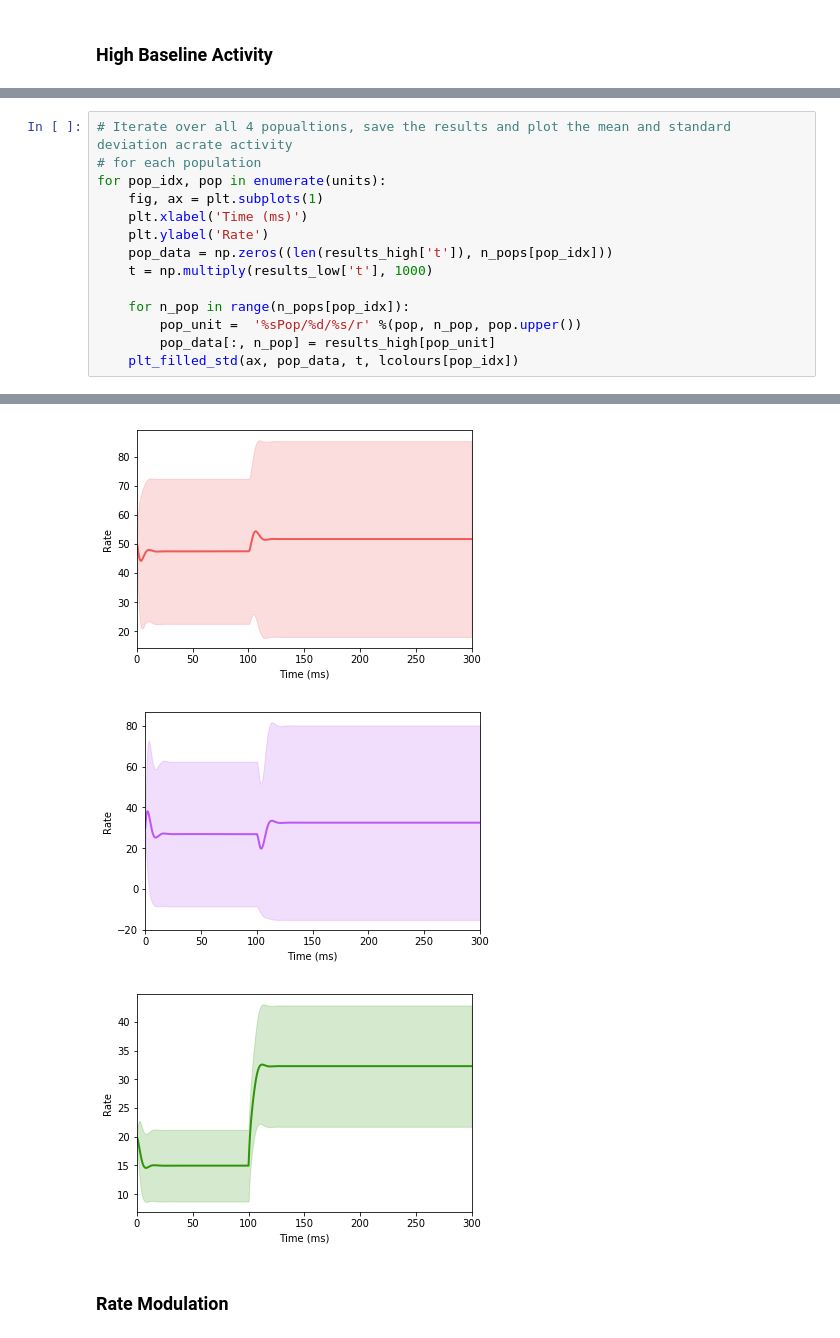
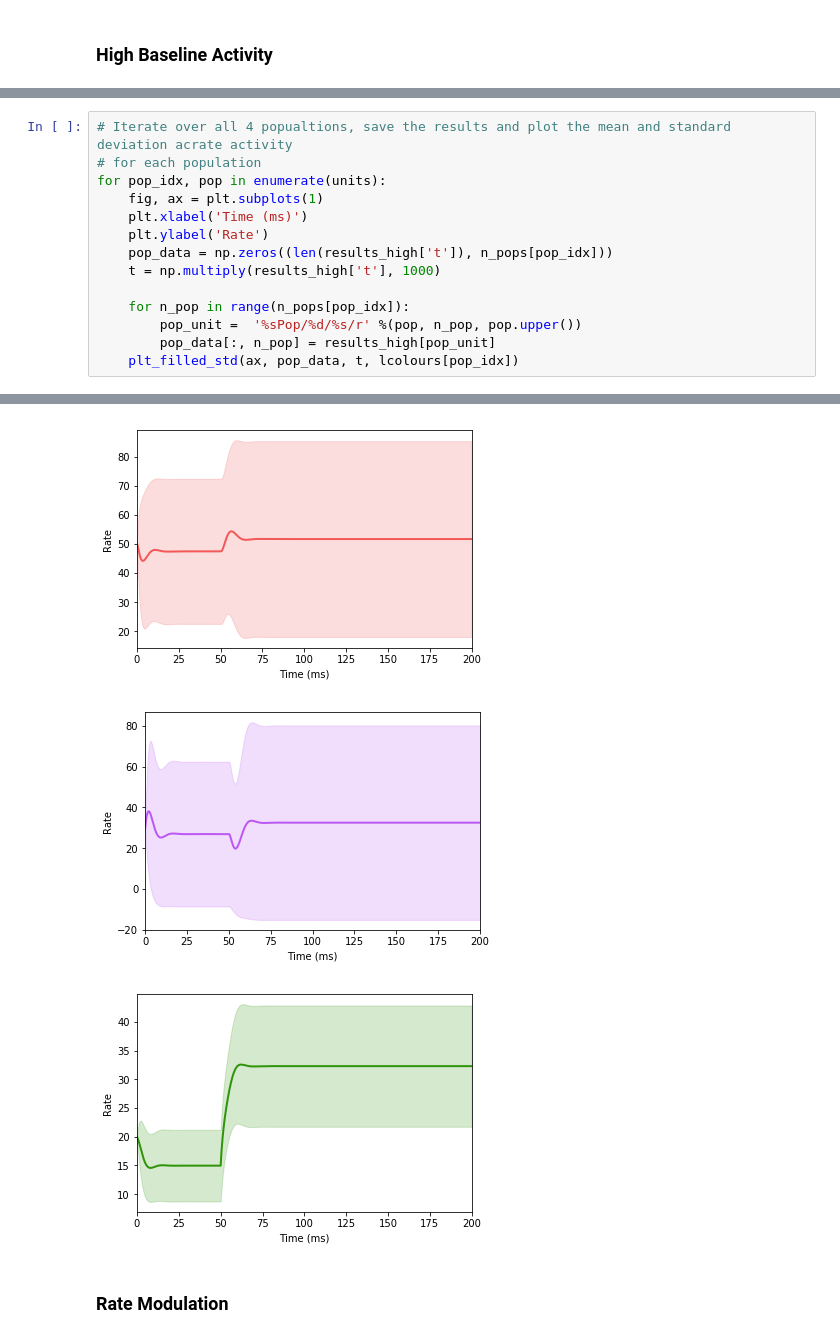
Before and after one commit to OpenSourceBrain/del-Molino2017, a Jupyter notebook: notebooks/Figures.ipynb, the cells around one changed output, grey strips where cells are left out. Cells and saved outputs as stored; diff of their text form.

```diff
--- a/notebooks/Figures.ipynb
+++ b/notebooks/Figures.ipynb
@@ -205,7 +209,7 @@ for pop_idx, pop in enumerate(units):
     plt.xlabel('Time (ms)')
     plt.ylabel('Rate')
     pop_data = np.zeros((len(results_high['t']), n_pops[pop_idx]))
-    t = np.multiply(results_low['t'], 1000)
+    t = np.multiply(results_high['t'], 1000)
 
     for n_pop in range(n_pops[pop_idx]):
         pop_unit =  '%sPop/%d/%s/r' %(pop, n_pop, pop.upper())
@@ -216,6 +220,6 @@ for pop_idx, pop in enumerate(units):
-[figure, old version]
+[figure, new version]
-[figure, old version]
+[figure, new version]
-[figure, old version]
+[figure, new version]
 # %% [markdown]
 ### Rate Modulation
 # %%
```
Also changed, not shown: parts of 4 cells of this notebook, 4 other files.
